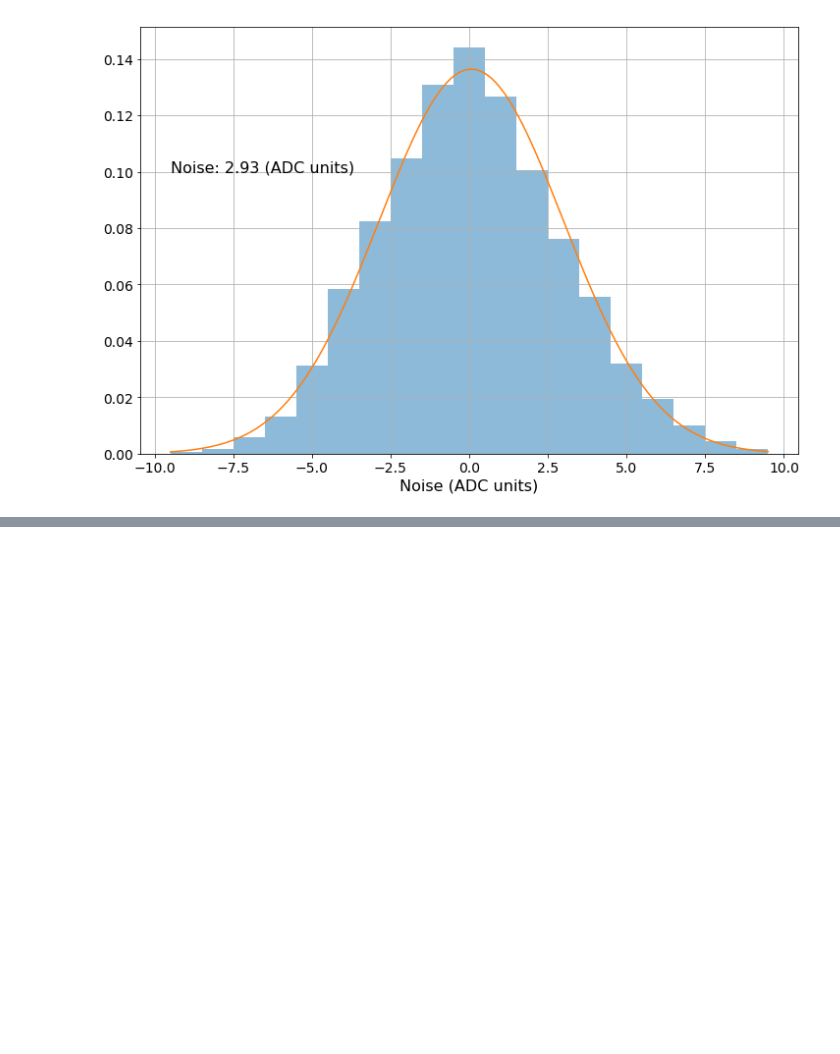
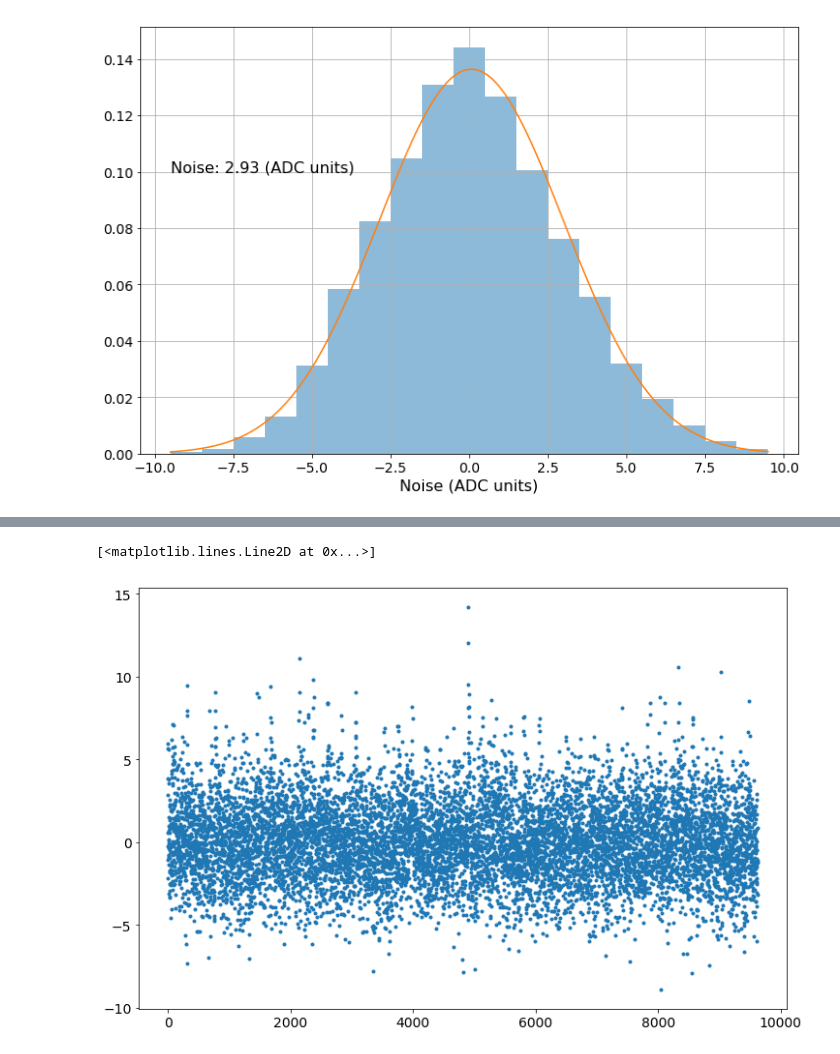
Before and after one commit to philippeller/waveform_analysis, a Jupyter notebook: example.ipynb, the cells around one changed output, grey strips where cells are left out. Saved outputs shown, nothing was run; the diff lists cells and outputs as text; code cells hidden in the pictures; blank space fills up the shorter version.

```diff
--- a/example.ipynb
+++ b/example.ipynb
@@ -102,0 +132,6 @@ plt.savefig('fft.png')
+# %%
+cleaned_noise = pd.Series(np.fft.irfft(dfft['cleaned_fft']))
+plt.plot(cleaned_noise, '.')
+# %% [output]
+[<matplotlib.lines.Line2D at 0x...>]
+[figure, added]
```
Also changed, not shown: parts of 9 cells of this notebook.
